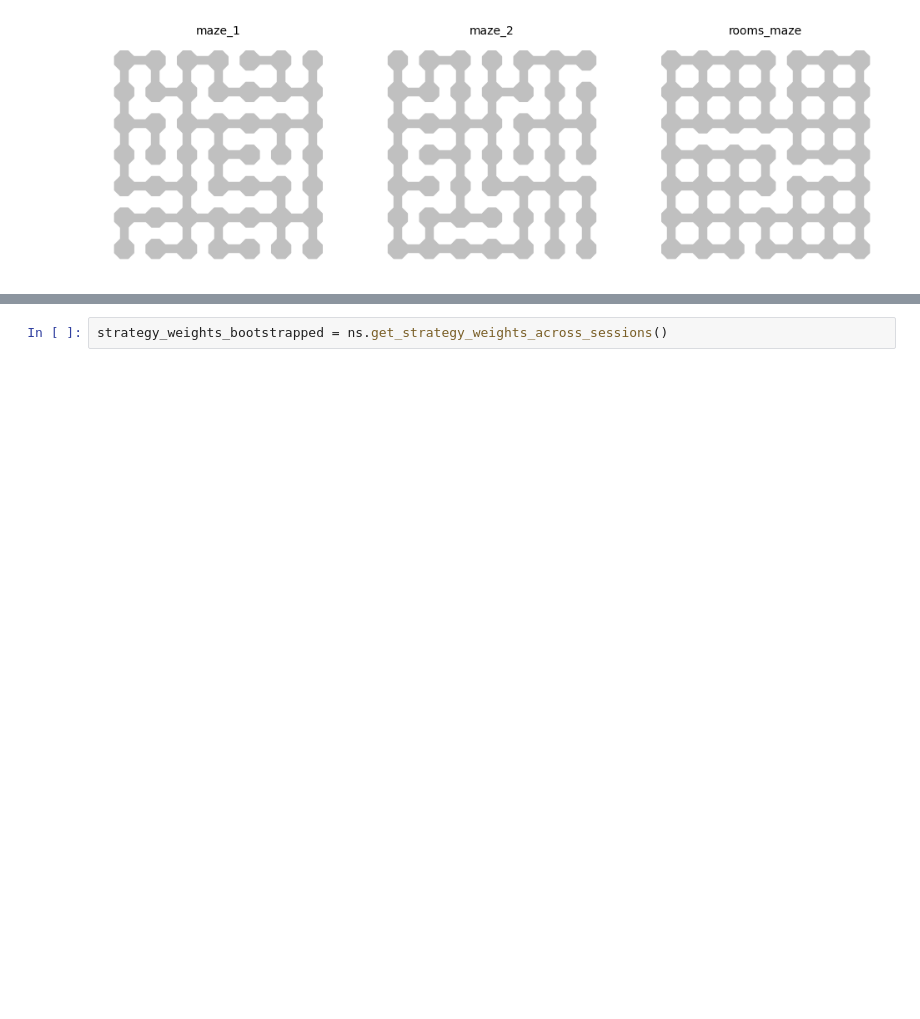
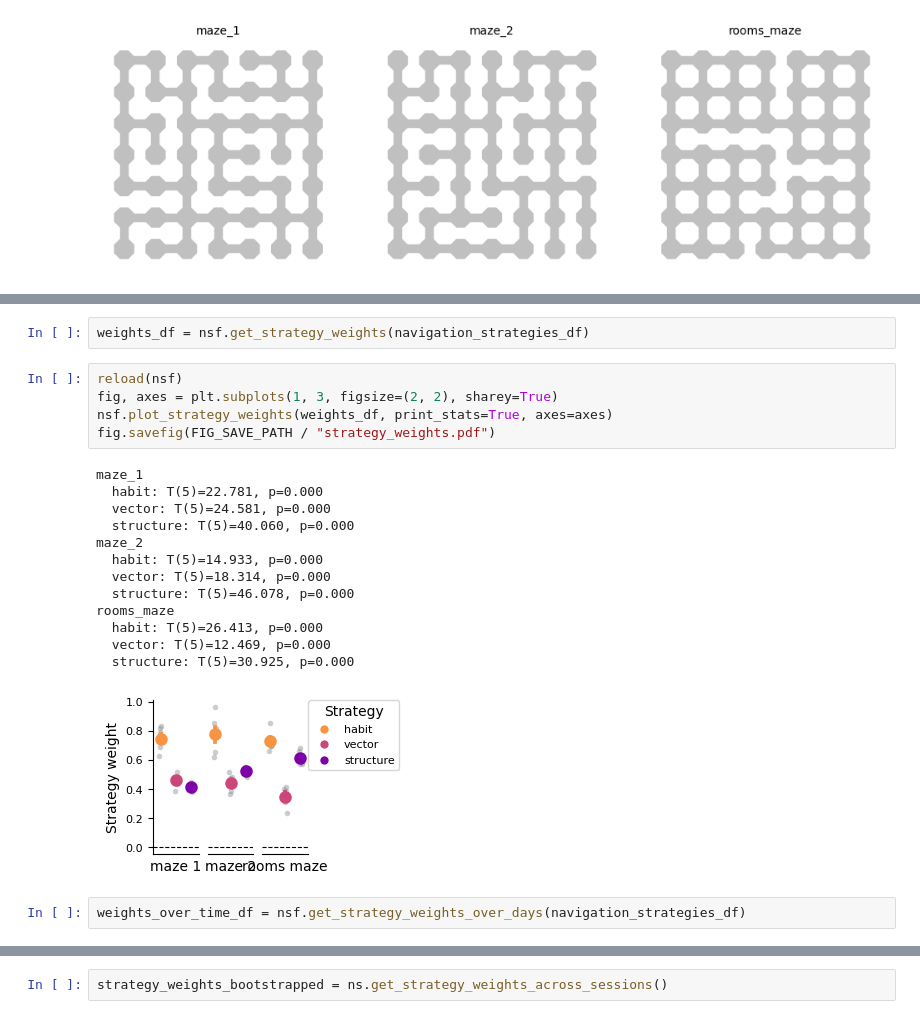
Before and after one commit to peterdoohan/GridMaze-mFC, a Jupyter notebook: Notebooks/1.maze_behaviour.ipynb, the cells around one changed output, grey strips where cells are left out. Cells and saved outputs as stored; diff of their text form; blank space fills up the shorter version.

```diff
--- a/Notebooks/1.maze_behaviour.ipynb
+++ b/Notebooks/1.maze_behaviour.ipynb
@@ -121,0 +125,23 @@ Group Var               0.000
+# %%
+weights_df = nsf.get_strategy_weights(navigation_strategies_df)
+# %%
+reload(nsf)
+fig, axes = plt.subplots(1, 3, figsize=(2, 2), sharey=True)
+nsf.plot_strategy_weights(weights_df, print_stats=True, axes=axes)
+fig.savefig(FIG_SAVE_PATH / "strategy_weights.pdf")
+# %% [output]
+maze_1
+  habit: T(5)=22.781, p=0.000
+  vector: T(5)=24.581, p=0.000
+  structure: T(5)=40.060, p=0.000
+maze_2
+  habit: T(5)=14.933, p=0.000
+  vector: T(5)=18.314, p=0.000
+  structure: T(5)=46.078, p=0.000
+rooms_maze
+  habit: T(5)=26.413, p=0.000
+  vector: T(5)=12.469, p=0.000
+  structure: T(5)=30.925, p=0.000
+[figure, added]
+# %%
+weights_over_time_df = nsf.get_strategy_weights_over_days(navigation_strategies_df)
```
Also changed, not shown: parts of 13 cells of this notebook, 1 other file.
